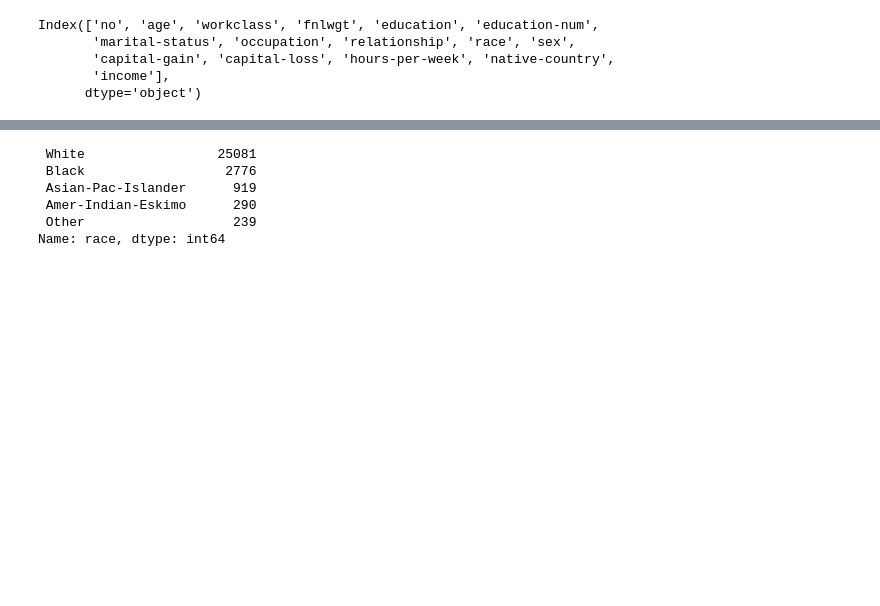
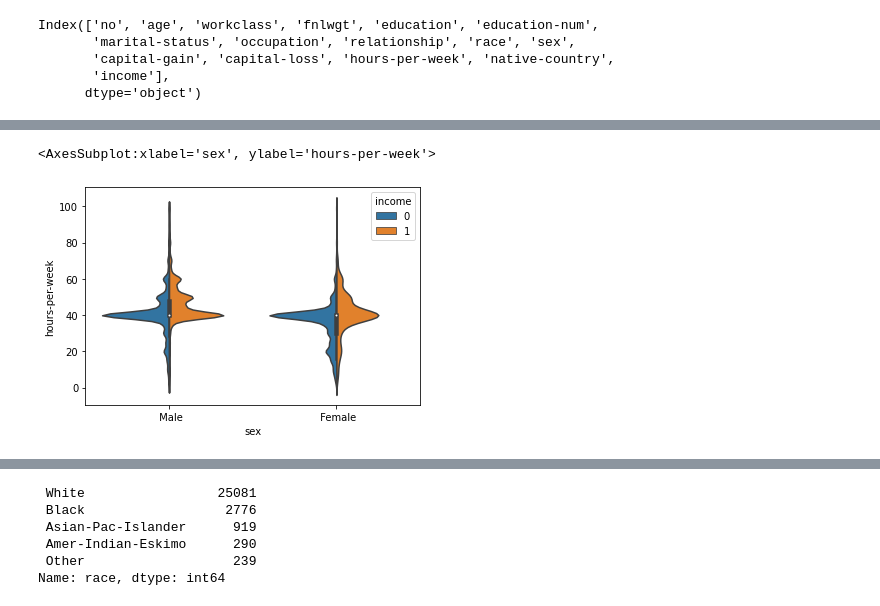
Before and after one commit to sincerity1129/education, a Jupyter notebook: 미국인구 수입조사2.ipynb, the cells around one changed output, grey strips where cells are left out. Saved outputs shown, nothing was run; the diff lists cells and outputs as text; code cells hidden in the pictures; blank space fills up the shorter version.

```diff
--- a/미국인구 수입조사2.ipynb
+++ b/미국인구 수입조사2.ipynb
@@ -67,0 +293,5 @@ memory usage: 2.2+ MB
+# %%
+sns.violinplot(data = train, x = 'sex', y = 'hours-per-week', hue = 'income', split = True)
+# %% [output]
+<AxesSubplot:xlabel='sex', ylabel='hours-per-week'>
+[figure, added]
```
Also changed, not shown: parts of 95 cells of this notebook, 1 other file.
